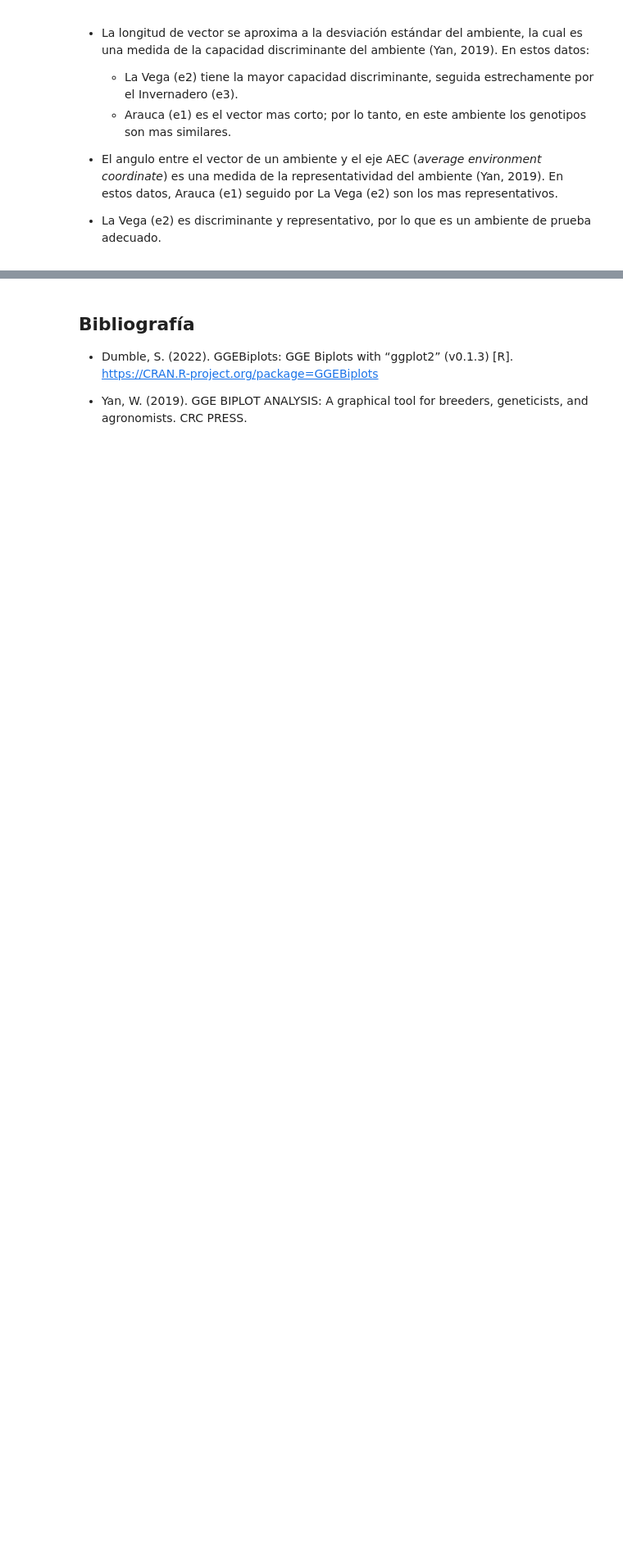
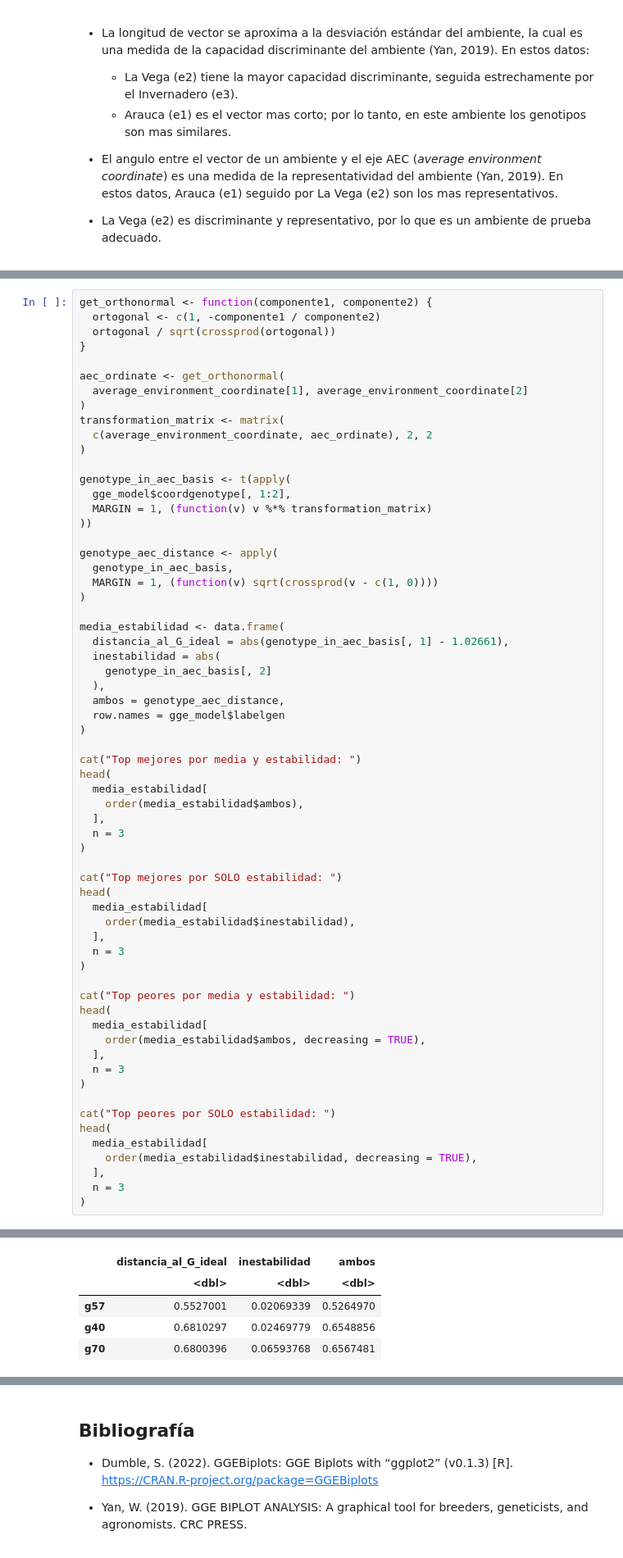
Before and after one commit to hdescobarh/journey-resolution, a Jupyter notebook: GRC_Taller02_GxE/Code/mi_solucion.ipynb, the cells around one changed output, grey strips where cells are left out. Shown at 82% size. Cells and saved outputs as stored; diff of their text form; blank space fills up the shorter version.

```diff
--- a/GRC_Taller02_GxE/Code/mi_solucion.ipynb
+++ b/GRC_Taller02_GxE/Code/mi_solucion.ipynb
@@ -139,0 +154,64 @@ A data.frame: 3 × 2
+# %%
+get_orthonormal <- function(componente1, componente2) {
+  ortogonal <- c(1, -componente1 / componente2)
+  ortogonal / sqrt(crossprod(ortogonal))
+}
+
+aec_ordinate <- get_orthonormal(
+  average_environment_coordinate[1], average_environment_coordinate[2]
+)
+transformation_matrix <- matrix(
+  c(average_environment_coordinate, aec_ordinate), 2, 2
+)
+
+genotype_in_aec_basis <- t(apply(
+  gge_model$coordgenotype[, 1:2],
+  MARGIN = 1, (function(v) v %*% transformation_matrix)
+))
+
+genotype_aec_distance <- apply(
+  genotype_in_aec_basis,
+  MARGIN = 1, (function(v) sqrt(crossprod(v - c(1, 0))))
+)
+
+media_estabilidad <- data.frame(
+  distancia_al_G_ideal = abs(genotype_in_aec_basis[, 1] - 1.02661),
+  inestabilidad = abs(
+    genotype_in_aec_basis[, 2]
+  ),
+  ambos = genotype_aec_distance,
+  row.names = gge_model$labelgen
+)
+
+cat("Top mejores por media y estabilidad: ")
+head(
+  media_estabilidad[
+    order(media_estabilidad$ambos),
+  ],
+  n = 3
+)
+
+cat("Top mejores por SOLO estabilidad: ")
+head(
+  media_estabilidad[
+    order(media_estabilidad$inestabilidad),
+  ],
+  n = 3
+)
+
+cat("Top peores por media y estabilidad: ")
+head(
+  media_estabilidad[
+    order(media_estabilidad$ambos, decreasing = TRUE),
+  ],
+  n = 3
+)
+
+cat("Top peores por SOLO estabilidad: ")
+head(
+  media_estabilidad[
+    order(media_estabilidad$inestabilidad, decreasing = TRUE),
+  ],
+  n = 3
+)
+# %% [output]
@@ -139,0 +220,5 @@ A data.frame: 3 × 2
+|  | distancia_al_G_ideal | inestabilidad | ambos |
+|  | <dbl> | <dbl> | <dbl> |
+| g57 | 0.5527001 | 0.02069339 | 0.5264970 |
+| g40 | 0.6810297 | 0.02469779 | 0.6548856 |
+| g70 | 0.6800396 | 0.06593768 | 0.6567481 |
```
Also changed, not shown: parts of 11 cells of this notebook.
